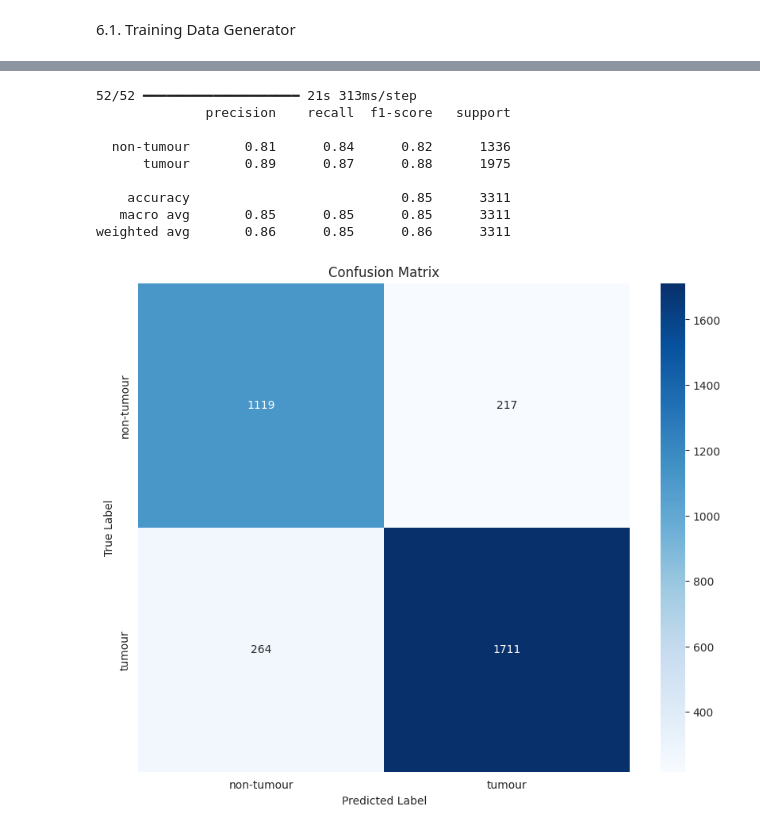
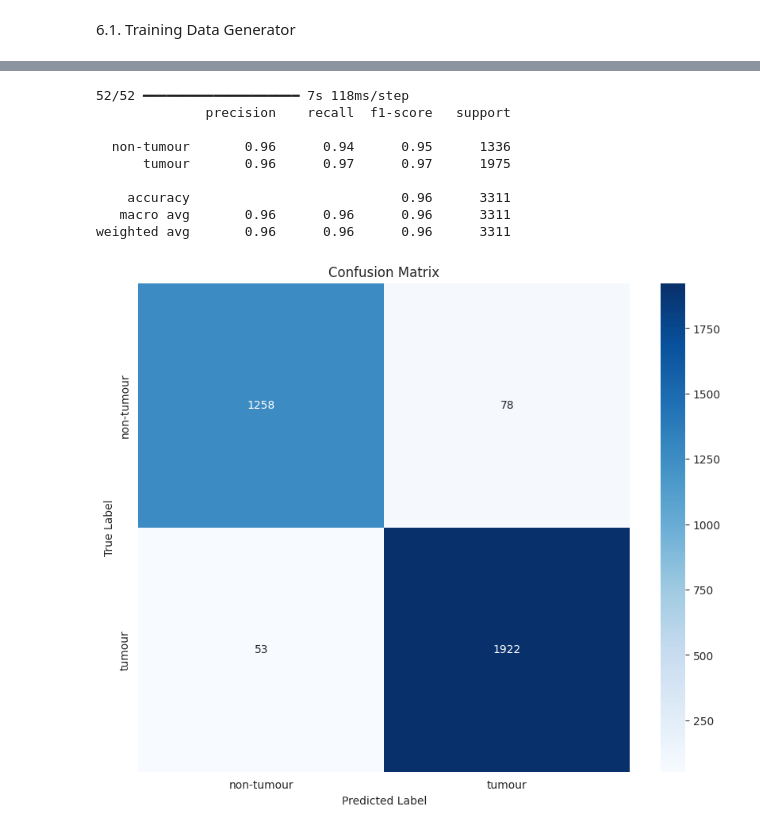
Before and after one commit to Ahmedaboenaba/Cancer-Classifcation, a Jupyter notebook: Ovarian Classification/vit-ovarian-classification.ipynb, the cells around one changed output, grey strips where cells are left out. Cells and saved outputs as stored; diff of their text form; code cells hidden in the pictures.

Commit message:
Kaggle Notebook | ViT_Ovarian Classification | Version 2

```diff
--- a/Ovarian Classification/vit-ovarian-classification.ipynb
+++ b/Ovarian Classification/vit-ovarian-classification.ipynb
@@ -485,0 +399,2 @@ Step 8: Testing model
+# %%
+vit_classifier = create_vit_classifier()
@@ -485,0 +457,8 @@ Step 8: Testing model
+# %%
+history = vit_classifier.fit(
+        train_generator,
+        batch_size=batch_size,
+        validation_data=validation_generator,
+        epochs=num_epochs,
+        callbacks=[checkpoint_callback],
+)
@@ -486,6 +487,18 @@ Step 8: Testing model
 # %%
-# Evaluate the model on the test set
-test_steps = len(test_df) // batch_size
-test_loss, test_accuracy = model.evaluate(test_gen_new, steps=test_steps)
+# Evaluate the model using the test set
+test_datagen = ImageDataGenerator(rescale=1.0/255.0)
+test_generator = test_datagen.flow_from_dataframe(
+    dataframe=test_df,
+    x_col='image_path',
+    y_col='class_name',
+    target_size=(224, 224),
+    batch_size=64,
+    class_mode='categorical',
+    shuffle=False
+    )
+
+
+vit_classifier.load_weights(checkpoint_filepath)
+test_loss, test_accuracy = vit_classifier.evaluate(test_generator)
 print(f"Test Accuracy: {test_accuracy * 100:.2f}%")
 # %% [output]
@@ -548,30 +508,30 @@ plt.show()
 # %%
-test_labels = test_gen_new.classes
-predictions = model.predict(test_gen_new)
+test_labels = test_generator.classes
+predictions = vit_classifier.predict(test_generator)
 predicted_classes = np.argmax(predictions, axis=1)
 
 
-report = classification_report(test_labels, predicted_classes, target_names=list(test_gen_new.class_indices.keys()))
+report = classification_report(test_labels, predicted_classes, target_names=list(test_generator.class_indices.keys()))
 print(report)
 # %% [output]
-52/52 ━━━━━━━━━━━━━━━━━━━━ 21s 313ms/step
+52/52 ━━━━━━━━━━━━━━━━━━━━ 7s 118ms/step
               precision    recall  f1-score   support
 
-  non-tumour       0.81      0.84      0.82      1336
-      tumour       0.89      0.87      0.88      1975
+  non-tumour       0.96      0.94      0.95      1336
+      tumour       0.96      0.97      0.97      1975
 
-    accuracy                           0.85      3311
-   macro avg       0.85      0.85      0.85      3311
-weighted avg       0.86      0.85      0.86      3311
+    accuracy                           0.96      3311
+   macro avg       0.96      0.96      0.96      3311
+weighted avg       0.96      0.96      0.96      3311
 # %%
 conf_matrix = confusion_matrix(test_labels, predicted_classes)
 # %%
 plt.figure(figsize=(10, 8))
-sns.heatmap(conf_matrix, annot=True, fmt='d', cmap='Blues', xticklabels=list(test_gen_new.class_indices.keys()), yticklabels=list(test_gen_new.class_indices.keys()))
+sns.heatmap(conf_matrix, annot=True, fmt='d', cmap='Blues', xticklabels=list(test_generator.class_indices.keys()), yticklabels=list(test_generator.class_indices.keys()))
 plt.title('Confusion Matrix')
 plt.xlabel('Predicted Label')
 plt.ylabel('True Label')
 plt.show()
 # %% [output]
-[figure, old version]
+[figure, new version]
 # %%
```
Also changed, not shown: parts of 30 cells of this notebook.
